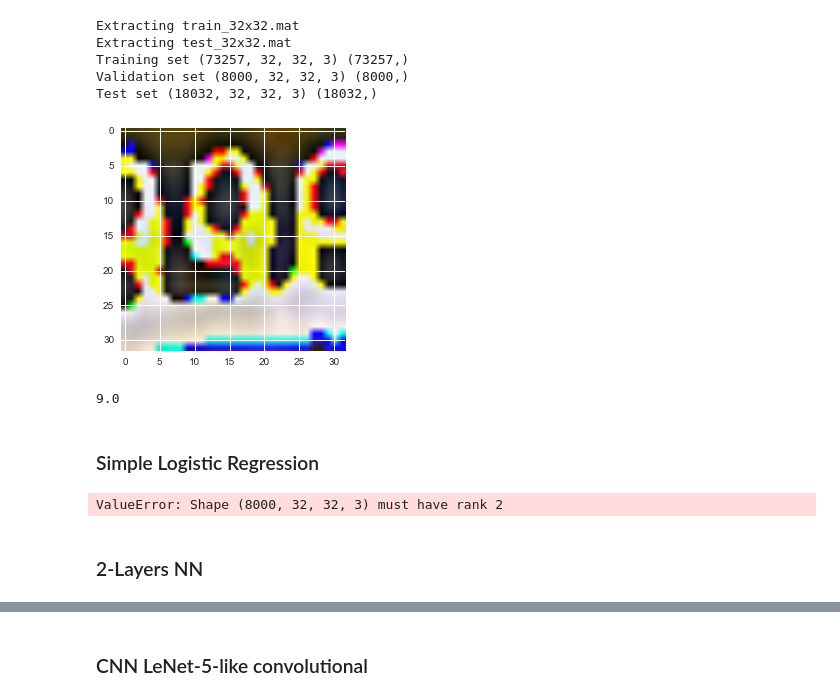
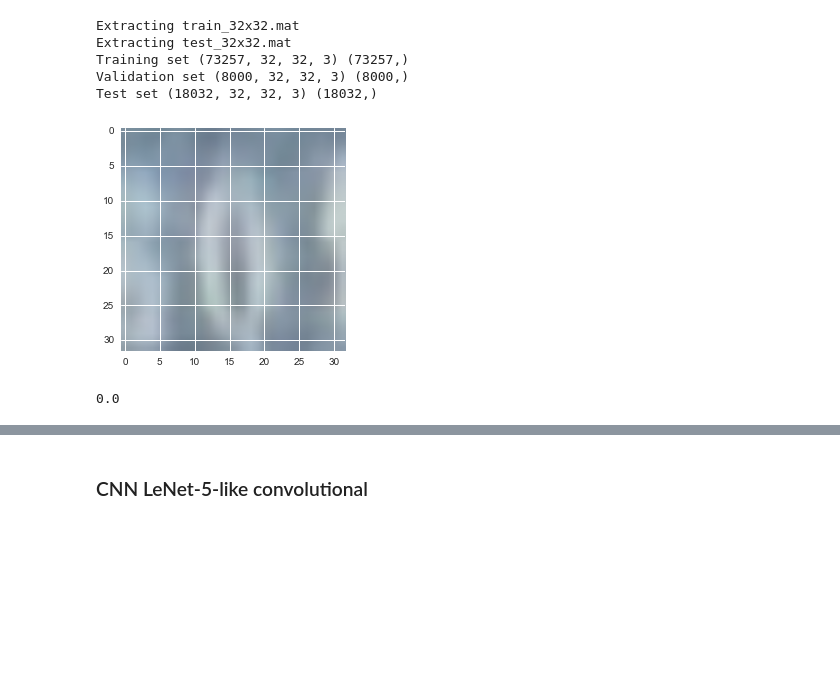
Before and after one commit to archelogos/sequence-detector, a Jupyter notebook: capstone_project/single_digit_SVHN.ipynb, the cells around one changed output, grey strips where cells are left out. Cells and saved outputs as stored; diff of their text form; code cells hidden in the pictures; blank space fills up the shorter version.

```diff
--- a/capstone_project/single_digit_SVHN.ipynb
+++ b/capstone_project/single_digit_SVHN.ipynb
@@ -119,9 +119,9 @@ def extract_data(filename):
   print('Extracting', filename)
   data_matfile = loadmat(filename)
   data = data_matfile['X']
-  data = (data - (PIXEL_DEPTH / 2.0)) / PIXEL_DEPTH # RGV ENCO
   data = data.transpose(3,0,1,2).astype(np.float32)
   labels = data_matfile['y']
+  labels[labels == 10] = 0
   labels = labels.reshape(labels.shape[0],).astype(np.float32)
   return data, labels
 
@@ -141,68 +141,12 @@ Training set (73257, 32, 32, 3) (73257,)
 Validation set (8000, 32, 32, 3) (8000,)
 Test set (18032, 32, 32, 3) (18032,)
 # %%
-rd = random.randint(0, len(train_dataset))
+#rd = random.randint(0, len(train_dataset))
+rd = 52
 plt.imshow(train_dataset[rd,:,:,:])
 plt.show()
 
 print(train_labels[rd])
 # %% [output]
-[figure, old version]
+[figure, new version]
-9.0
+0.0
-# %% [markdown]
-### Simple Logistic Regression
-# %%
-# Defining Params
-IMAGE_SIZE = 32
-NUM_CHANNELS = 3
-NUM_LABELS = 10
-BATCH_SIZE = 128
-
-# Defining the Graph
-graph = tf.Graph()
-
-with graph.as_default():
-  # Input init and constant init. According to the theory
-  tf_train_dataset = tf.placeholder(tf.float32, shape=(BATCH_SIZE, IMAGE_SIZE * IMAGE_SIZE))
-  tf_train_labels = tf.placeholder(tf.int64, shape=(BATCH_SIZE))
-  tf_valid_dataset = tf.constant(valid_dataset)
-  tf_test_dataset = tf.constant(test_dataset)
-
-  # Variables.
-  weights = tf.Variable(tf.truncated_normal([IMAGE_SIZE * IMAGE_SIZE, NUM_LABELS])) # mean0,low std dev, random values
-  biases = tf.Variable(tf.zeros([NUM_LABELS])) # zeros
-
-  # Training computation.
-  logits = tf.matmul(tf_train_dataset, weights) + biases # logistic regression
-  loss = tf.reduce_mean(
-    tf.nn.sparse_softmax_cross_entropy_with_logits(logits, tf_train_labels))
-
-  # Optimizer.
-  optimizer = tf.train.GradientDescentOptimizer(0.5).minimize(loss) # GD Optimizer
-
-  # Predictions for the training, validation, and test data. (Probabilities)
-  train_prediction = tf.nn.softmax(logits)
-  valid_prediction = tf.nn.softmax(tf.matmul(tf_valid_dataset, weights) + biases)
-  test_prediction = tf.nn.softmax(tf.matmul(tf_test_dataset, weights) + biases)
-
-# Defining hyper-parameters
-NUM_STEPS = 3001
-
-with tf.Session(graph=graph) as session:
-  tf.initialize_all_variables().run()
-  for step in range(NUM_STEPS):
-    offset = (step * BATCH_SIZE) % (train_labels.shape[0] - BATCH_SIZE)
-    # Generate a minibatch.
-    batch_data = train_dataset[offset:(offset + BATCH_SIZE), :]
-    batch_labels = train_labels[offset:(offset + BATCH_SIZE)]
-    feed_dict = {tf_train_dataset : batch_data, tf_train_labels : batch_labels}
-    _, l, predictions = session.run([optimizer, loss, train_prediction], feed_dict=feed_dict)
-    if (step % 500 == 0):
-      print("Minibatch loss at step %d: %f" % (step, l))
-      print("Minibatch accuracy: %.1f%%" % accuracy(predictions, batch_labels))
-      print('Validation error: %.1f%%' % accuracy(valid_prediction.eval(), valid_labels))
-  print("Test accuracy: %.1f%%" % accuracy(test_prediction.eval(), test_labels))
-# %% [output]
-ValueError: Shape (8000, 32, 32, 3) must have rank 2
-# %% [markdown]
-### 2-Layers NN
```
Also changed, not shown: parts of 8 cells of this notebook.
